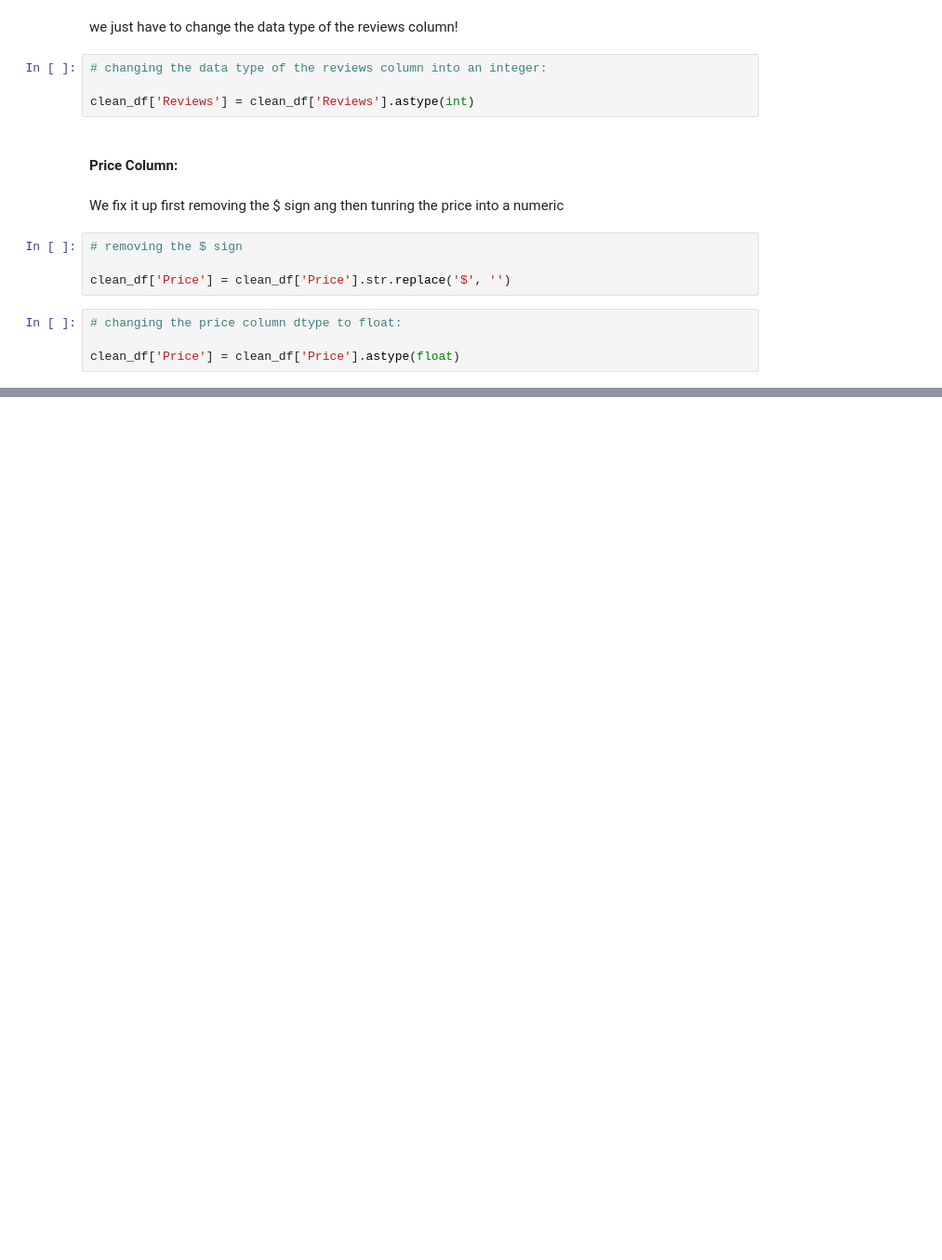
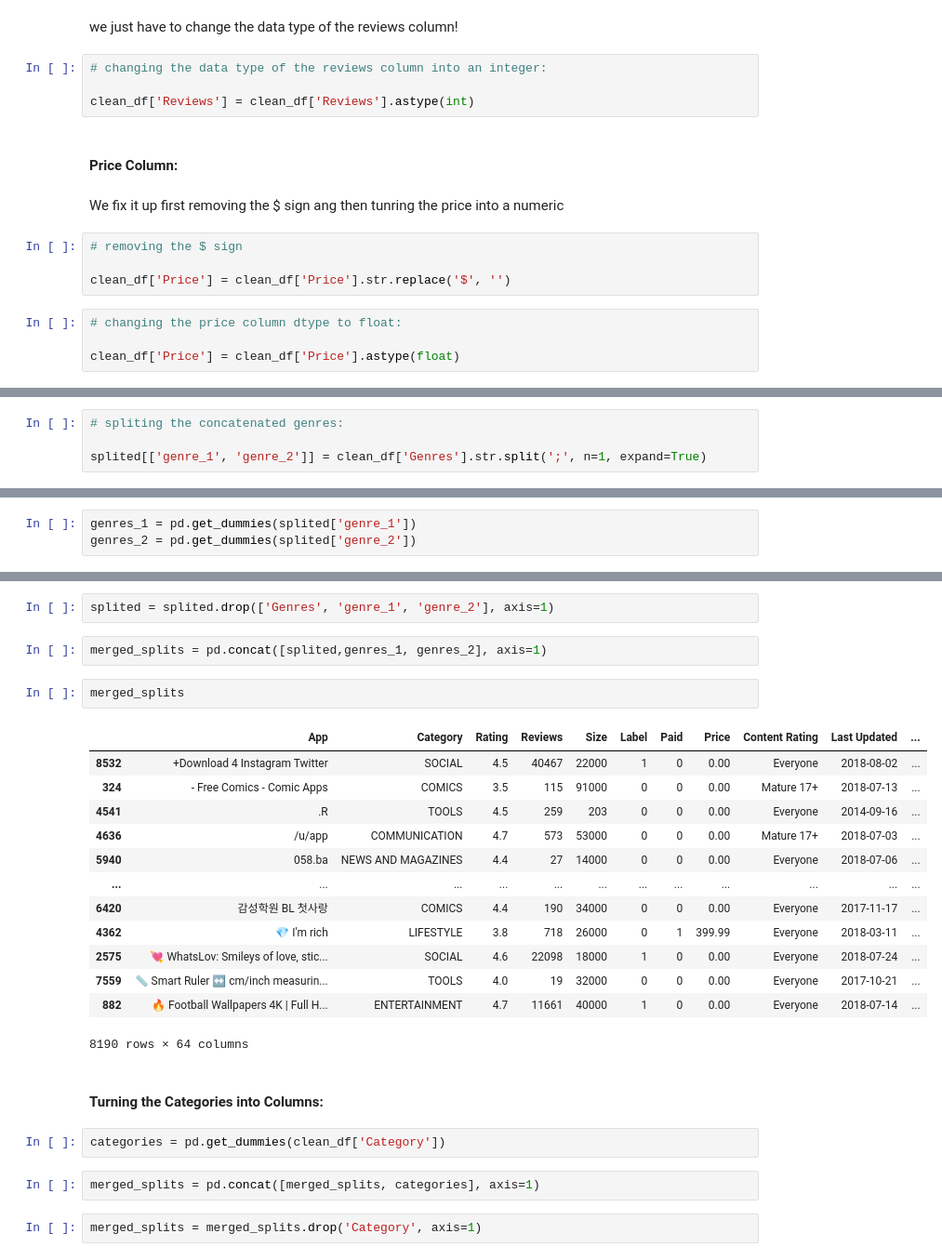
Before and after one commit to assaad-ali/dvc-hackathon, a Jupyter notebook: scripts/data_cleaning.ipynb, the cells around one changed output, grey strips where cells are left out. Shown: that part at 93% size. Drawn from its saved outputs; the diff is of its cells as text; blank space fills up the shorter version.

```diff
--- a/scripts/data_cleaning.ipynb
+++ b/scripts/data_cleaning.ipynb
@@ -396,0 +526,4 @@ clean_df['Price'] = clean_df['Price'].astype(float)
+# %%
+# spliting the concatenated genres:
+
+splited[['genre_1', 'genre_2']] = clean_df['Genres'].str.split(';', n=1, expand=True)
@@ -396,0 +542,3 @@ clean_df['Price'] = clean_df['Price'].astype(float)
+# %%
+genres_1 = pd.get_dummies(splited['genre_1'])
+genres_2 = pd.get_dummies(splited['genre_2'])
@@ -396,0 +577,28 @@ clean_df['Price'] = clean_df['Price'].astype(float)
+# %%
+splited = splited.drop(['Genres', 'genre_1', 'genre_2'], axis=1)
+# %%
+merged_splits = pd.concat([splited,genres_1, genres_2], axis=1)
+# %%
+merged_splits
+# %% [output]
+|  | App | Category | Rating | Reviews | Size | Label | Paid | Price | Content Rating | Last Updated | ... |
+| 8532 | +Download 4 Instagram Twitter | SOCIAL | 4.5 | 40467 | 22000 | 1 | 0 | 0.00 | Everyone | 2018-08-02 | ... |
+| 324 | - Free Comics - Comic Apps | COMICS | 3.5 | 115 | 91000 | 0 | 0 | 0.00 | Mature 17+ | 2018-07-13 | ... |
+| 4541 | .R | TOOLS | 4.5 | 259 | 203 | 0 | 0 | 0.00 | Everyone | 2014-09-16 | ... |
+| 4636 | /u/app | COMMUNICATION | 4.7 | 573 | 53000 | 0 | 0 | 0.00 | Mature 17+ | 2018-07-03 | ... |
+| 5940 | 058.ba | NEWS AND MAGAZINES | 4.4 | 27 | 14000 | 0 | 0 | 0.00 | Everyone | 2018-07-06 | ... |
+| ... | ... | ... | ... | ... | ... | ... | ... | ... | ... | ... | ... |
+| 6420 | 감성학원 BL 첫사랑 | COMICS | 4.4 | 190 | 34000 | 0 | 0 | 0.00 | Everyone | 2017-11-17 | ... |
+| 4362 | 💎 I'm rich | LIFESTYLE | 3.8 | 718 | 26000 | 0 | 1 | 399.99 | Everyone | 2018-03-11 | ... |
+| 2575 | 💘 WhatsLov: Smileys of love, stic... | SOCIAL | 4.6 | 22098 | 18000 | 1 | 0 | 0.00 | Everyone | 2018-07-24 | ... |
+| 7559 | 📏 Smart Ruler ↔️ cm/inch measurin... | TOOLS | 4.0 | 19 | 32000 | 0 | 0 | 0.00 | Everyone | 2017-10-21 | ... |
+| 882 | 🔥 Football Wallpapers 4K | Full H... | ENTERTAINMENT | 4.7 | 11661 | 40000 | 1 | 0 | 0.00 | Everyone | 2018-07-14 | ... |
+8190 rows × 64 columns
+# %% [markdown]
+#### Turning the Categories into Columns:
+# %%
+categories = pd.get_dummies(clean_df['Category'])
+# %%
+merged_splits = pd.concat([merged_splits, categories], axis=1)
+# %%
+merged_splits = merged_splits.drop('Category', axis=1)
```
Also changed, not shown: parts of 46 cells of this notebook.
